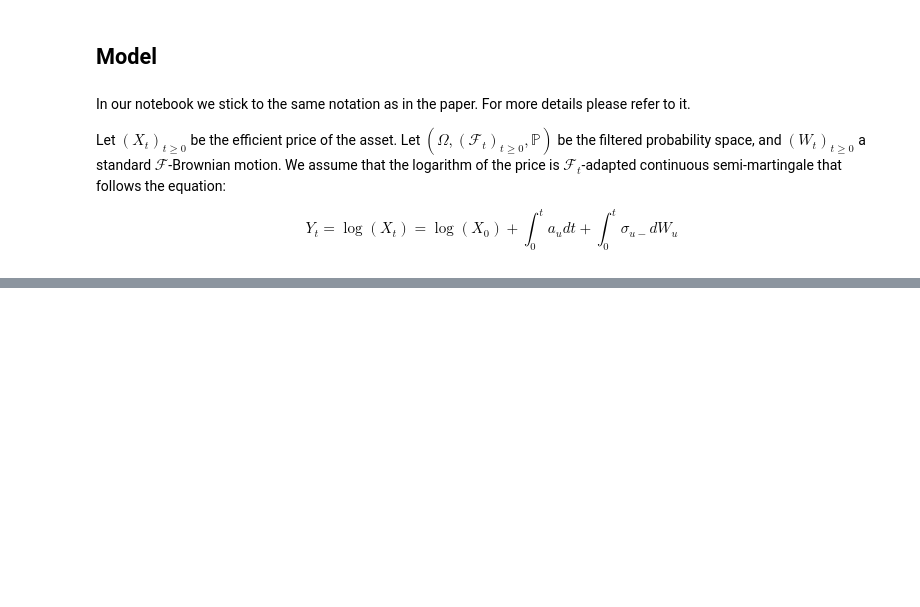
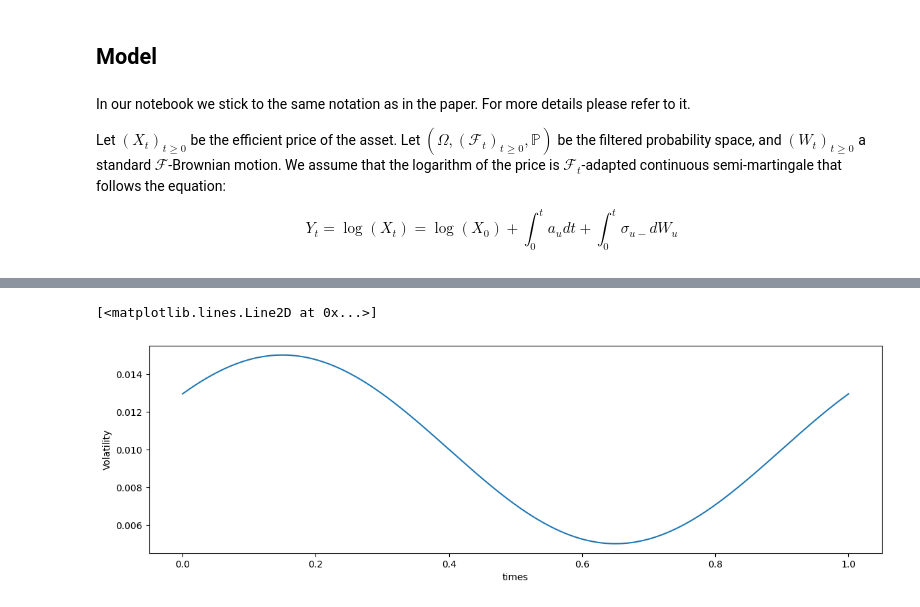
Before and after one commit to nicolassinott/HFT, a Jupyter notebook: Uncertainty_zones/model.ipynb, the cells around one changed output, grey strips where cells are left out. Saved outputs shown, nothing was run; the diff lists cells and outputs as text; code cells hidden in the pictures; blank space fills up the shorter version.

```diff
--- a/Uncertainty_zones/model.ipynb
+++ b/Uncertainty_zones/model.ipynb
@@ -24,0 +53,20 @@ Let us now define the sequence of exit times form uncertainty zones $(\tau_{i})_
+# %%
+# Parameters
+alpha = 0.05
+eta = 0.05
+X0 = 100
+mesh = 3600 * 8 * 10
+T = 1
+dt = T / mesh
+# %%
+def sigma(x: np.ndarray) -> np.ndarray:
+    return (1 + np.sin(2 * np.pi * (x + 0.1))) * (0.01 / 2) + 0.005
+
+t = np.arange(0, T, dt)
+plt.figure(figsize=(14, 4))
+plt.xlabel('times')
+plt.ylabel('Volatility')
+plt.plot(t, sigma(t))
+# %% [output]
+[<matplotlib.lines.Line2D at 0x...>]
+[figure, added]
```
Also changed, not shown: parts of 7 cells of this notebook, 2 other files.
